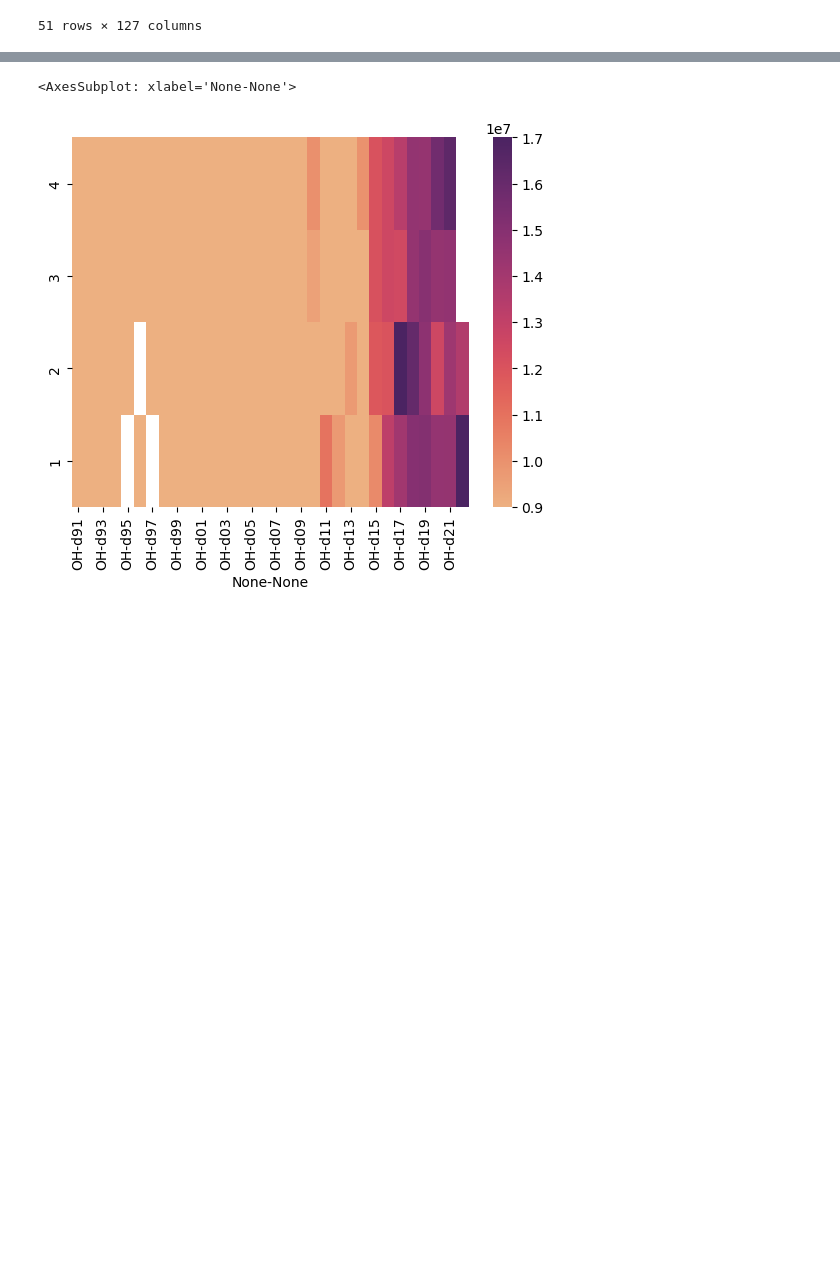
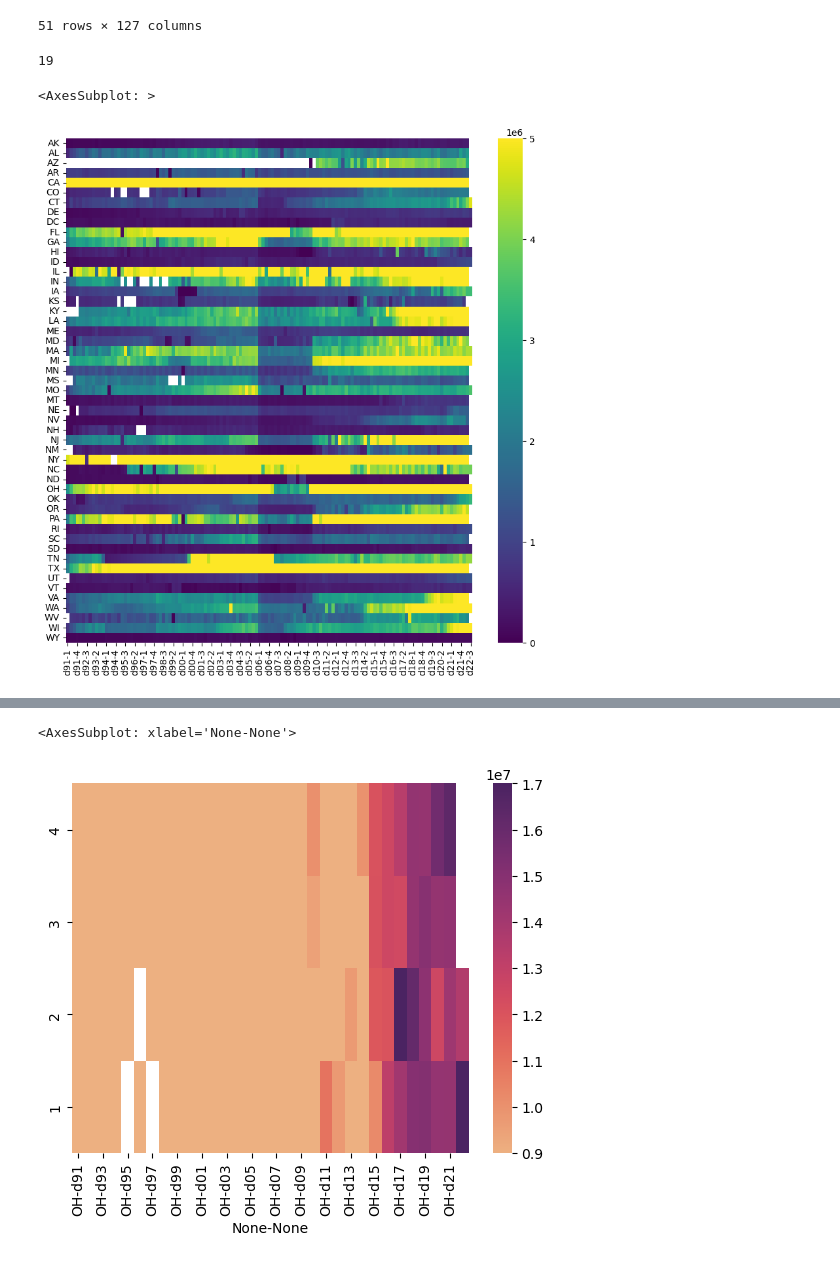
Before and after one commit to AlbertWKing/Medicaid-Capstone, a Jupyter notebook: eda.ipynb, the cells around one changed output, grey strips where cells are left out. Saved outputs shown, nothing was run; the diff lists cells and outputs as text; code cells hidden in the pictures; blank space fills up the shorter version.

```diff
--- a/eda.ipynb
+++ b/eda.ipynb
@@ -273,3 +287,47 @@ mydf
 | WI | 747579.0 | 1181954.0 | 1418717.0 | 1898152.0 | 1985105.0 | 1807695.0 | 2206157.0 | 2435602.0 | 2068340.0 | 2534307.0 | ... | ... |
 | WY | 38003.0 | 75244.0 | 65111.0 | 78369.0 | 61453.0 | 66526.0 | 62390.0 | 64555.0 | 78108.0 | 76905.0 | ... | ... |
 51 rows × 127 columns
+# %%
+# extremely rough cleaning
+variable = 100
+counter = 0
+for state in range(0,len(mydf)):
+    for year in range(0,len(mydf.columns)-1):
+        past = mydf.iloc[state,year-1]
+        present = mydf.iloc[state,year]
+        future = mydf.iloc[state,year+1]
+        if present == np.NaN and past != (0 or np.NaN) and future != (0 or np.NaN):
+            mydf.iloc[state,year] = ((past+future)/2)
+            present = mydf.iloc[state,year]
+        if (future > variable*present or future <present/variable) and present != 0 and present != np.NaN:
+            # print(state, year, present, future)
+            mydf.iloc[state,year+1] = np.NaN
+            counter+=1
+print(counter)
+
+mydf.loc['DE'].interpolate(method='linear', limit_direction='forward', axis=0, inplace=True)
+mydf.loc['DC'].interpolate(method='linear', limit_direction='forward', axis=0, inplace=True)
+mydf.loc['HI'].interpolate(method='linear', limit_direction='forward', axis=0, inplace=True)
+mydf.loc['IA'].interpolate(method='linear', limit_direction='forward', axis=0, inplace=True)
+mydf.loc['ID'].interpolate(method='linear', limit_direction='forward', axis=0, inplace=True)
+mydf.loc['MA'].interpolate(method='linear', limit_direction='forward', axis=0, inplace=True)
+mydf.loc['MI'].interpolate(method='linear', limit_direction='forward', axis=0, inplace=True)
+mydf.loc['MO'].interpolate(method='linear', limit_direction='forward', axis=0, inplace=True)
+mydf.loc['NM'].interpolate(method='linear', limit_direction='forward', axis=0, inplace=True)
+mydf.loc['OH'].interpolate(method='linear', limit_direction='forward', axis=0, inplace=True)
+mydf.loc['RI'].interpolate(method='linear', limit_direction='forward', axis=0, inplace=True)
+mydf.loc['SD'].interpolate(method='linear', limit_direction='forward', axis=0, inplace=True)
+mydf.loc['TN'].interpolate(method='linear', limit_direction='forward', axis=0, inplace=True)
+mydf.loc['UT'].interpolate(method='linear', limit_direction='forward', axis=0, inplace=True)
+mydf.loc['VT'].interpolate(method='linear', limit_direction='forward', axis=0, inplace=True)
+mydf.loc['WA'].interpolate(method='linear', limit_direction='forward', axis=0, inplace=True)
+mydf.loc['WY'].interpolate(method='linear', limit_direction='forward', axis=0, inplace=True)
+# %% [output]
+19
+# %%
+fig, ax = plt.subplots(figsize=(10,10))
+
+sb.heatmap(mydf,vmax=5000000,ax=ax, cmap="viridis")
+# %% [output]
+<AxesSubplot: >
+[figure, added]
```
Also changed, not shown: parts of 18 cells of this notebook, 4 other files.
